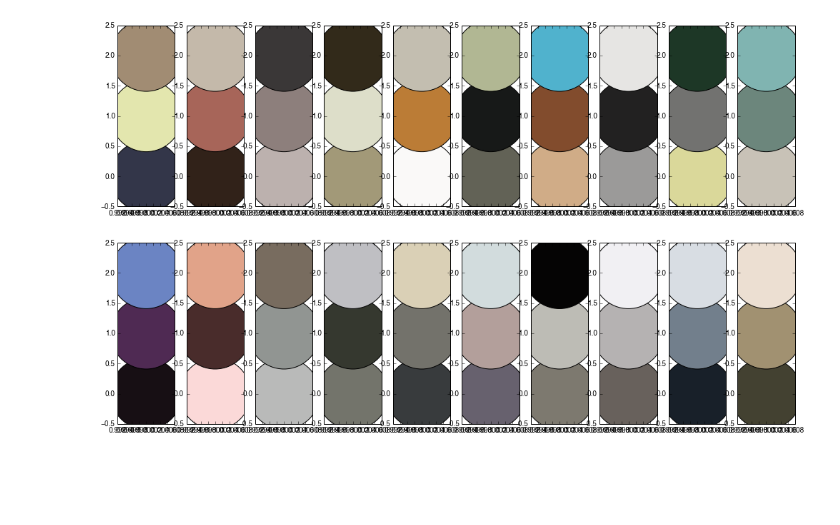
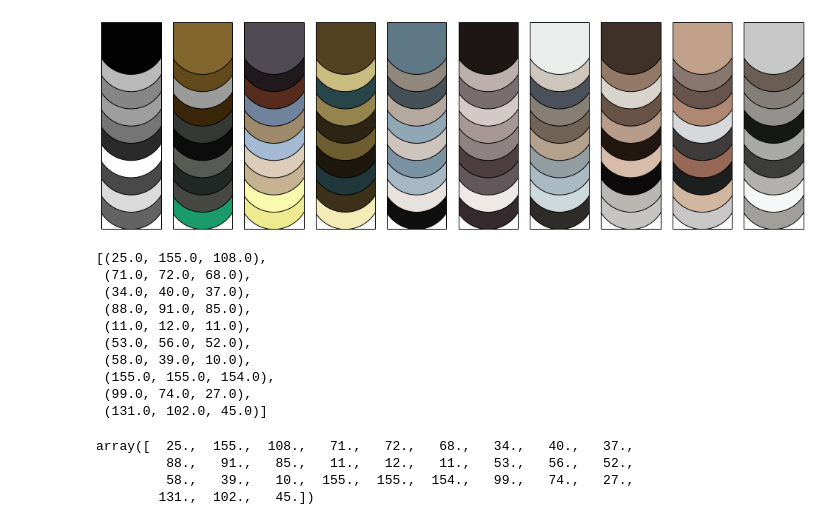
Before and after one commit to nanumyan/iCH-predictor, a Jupyter notebook: data_analysis/check_colors.ipynb, the cells around one changed output. Cells and saved outputs as stored; diff of their text form; code cells hidden in the pictures; blank space fills up the shorter version.

Commit message:
local image processing and semantics

```diff
--- a/data_analysis/check_colors.ipynb
+++ b/data_analysis/check_colors.ipynb
@@ -1,5 +1,5 @@
 # %%
-rgb = np.loadtxt('out/RGBcolors.txt', delimiter='\t')
+rgb = np.loadtxt('RGB10colors.txt', delimiter='\t')
 # %%
 prey = rgb[11,0]
 col1 = rgb[11,1:4]
@@ -10,5 +21,5 @@ prey
 # %%
-preys = rgb[:20,0]
+preys = rgb[:10,0]
 
 s = ''
 for i in preys:
@@ -24,8 +33,30 @@ Image(filename='images/%i.jpg'%preys[17], format=u'jpeg')
 # %%
-figure(figsize=(17,10))
-for i, cols in enumerate(rgb[:20,1:]):
-    ax = plt.subplot(2,10,i+1)
-    ax.scatter(repeat(1,3),range(3), s=1e4, c=map(tuple, cols.reshape((3,3))/255))
+figure(figsize=(17,5))
+for i, cols in enumerate(rgb[:10,1:]):
+    ax = plt.subplot(1,10,i+1)
+    ax.scatter(repeat(1,10),range(10), s=9e3, c=map(tuple, cols.reshape((10,3))/255))
+    ax.get_xaxis().set_visible(False)
+    ax.get_yaxis().set_visible(False)
 # plt.tight_layout()
 # %% [output]
-[figure, old version]
+[figure, new version]
+# %%
+map(tuple, rgb[1, 1:].reshape((10,3)))
+# %% [output]
+[(25.0, 155.0, 108.0),
+ (71.0, 72.0, 68.0),
+ (34.0, 40.0, 37.0),
+ (88.0, 91.0, 85.0),
+ (11.0, 12.0, 11.0),
+ (53.0, 56.0, 52.0),
+ (58.0, 39.0, 10.0),
+ (155.0, 155.0, 154.0),
+ (99.0, 74.0, 27.0),
+ (131.0, 102.0, 45.0)]
+# %%
+rgb[1, 1:]
+# %% [output]
+array([  25.,  155.,  108.,   71.,   72.,   68.,   34.,   40.,   37.,
+         88.,   91.,   85.,   11.,   12.,   11.,   53.,   56.,   52.,
+         58.,   39.,   10.,  155.,  155.,  154.,   99.,   74.,   27.,
+        131.,  102.,   45.])
```
Also changed, not shown: parts of 4 cells of this notebook, 4 other files.
